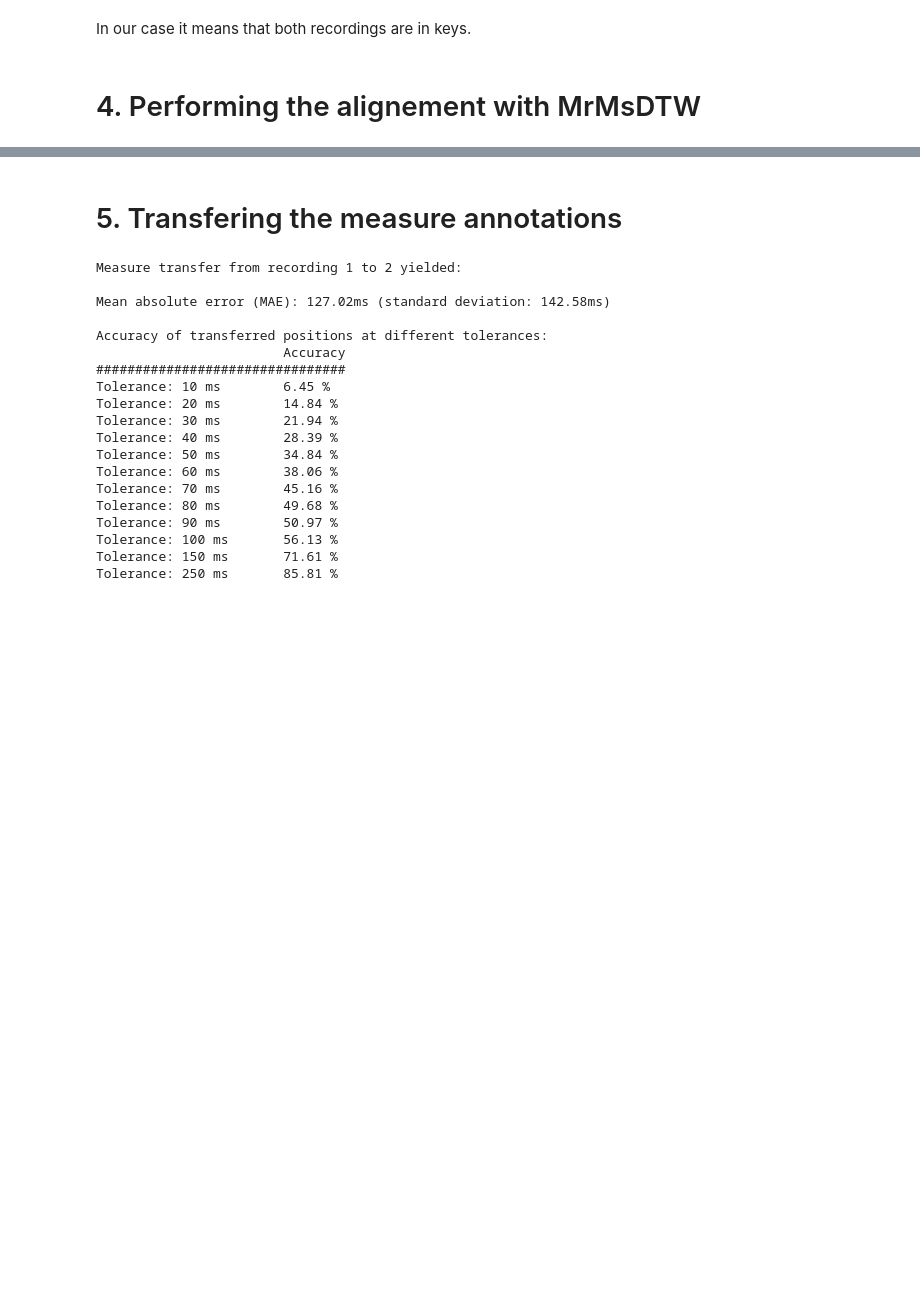
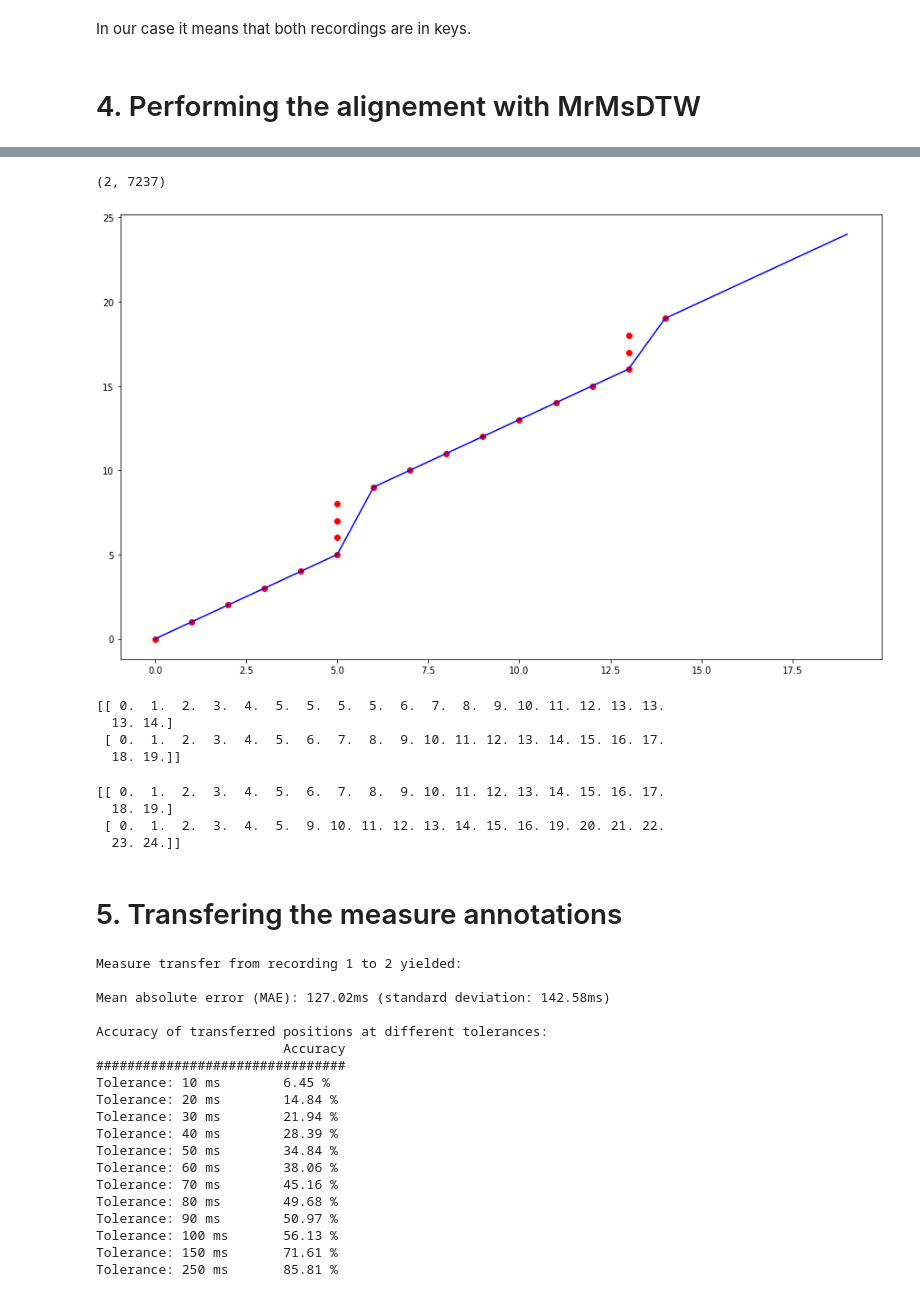
Before and after one commit to aurianworld/automatic_alignement, a Jupyter notebook: Code/first_alignement_synctoolbox.ipynb, the cells around one changed output, grey strips where cells are left out. Drawn from its saved outputs; the diff is of its cells as text; code cells hidden in the pictures; blank space fills up the shorter version.

```diff
--- a/Code/first_alignement_synctoolbox.ipynb
+++ b/Code/first_alignement_synctoolbox.ipynb
@@ -146,4 +148,8 @@ Computation time of MrMsDTW: 2.80 seconds
 # %%
 from synctoolbox.dtw.utils import make_path_strictly_monotonic
 # %%
-wp = make_path_strictly_monotonic(wp)
+wp2 = make_path_strictly_monotonic(wp)
+# %%
+print(wp2.shape)
+# %% [output]
+(2, 7237)
@@ -150,3 +160,26 @@ wp = make_path_strictly_monotonic(wp)
+# %%
+plt.figure(figsize=(15,9))
+
+plt.plot(wp[0,:20],wp[1,:20],'or')
+plt.plot(wp2[0,:20],wp2[1,:20],'b')
+
+plt.show()
+# %% [output]
+[figure, added]
+# %%
+print(wp[:,:20])
+# %% [output]
+[[ 0.  1.  2.  3.  4.  5.  5.  5.  5.  6.  7.  8.  9. 10. 11. 12. 13. 13.
+  13. 14.]
+ [ 0.  1.  2.  3.  4.  5.  6.  7.  8.  9. 10. 11. 12. 13. 14. 15. 16. 17.
+  18. 19.]]
+# %%
+print(wp2[:,:20])
+# %% [output]
+[[ 0.  1.  2.  3.  4.  5.  6.  7.  8.  9. 10. 11. 12. 13. 14. 15. 16. 17.
+  18. 19.]
+ [ 0.  1.  2.  3.  4.  5.  9. 10. 11. 12. 13. 14. 15. 16. 19. 20. 21. 22.
+  23. 24.]]
 # %% [markdown]
 # 5. Transfering the measure annotations
 # %%
```
Also changed, not shown: parts of 7 cells of this notebook, 3 other files.
